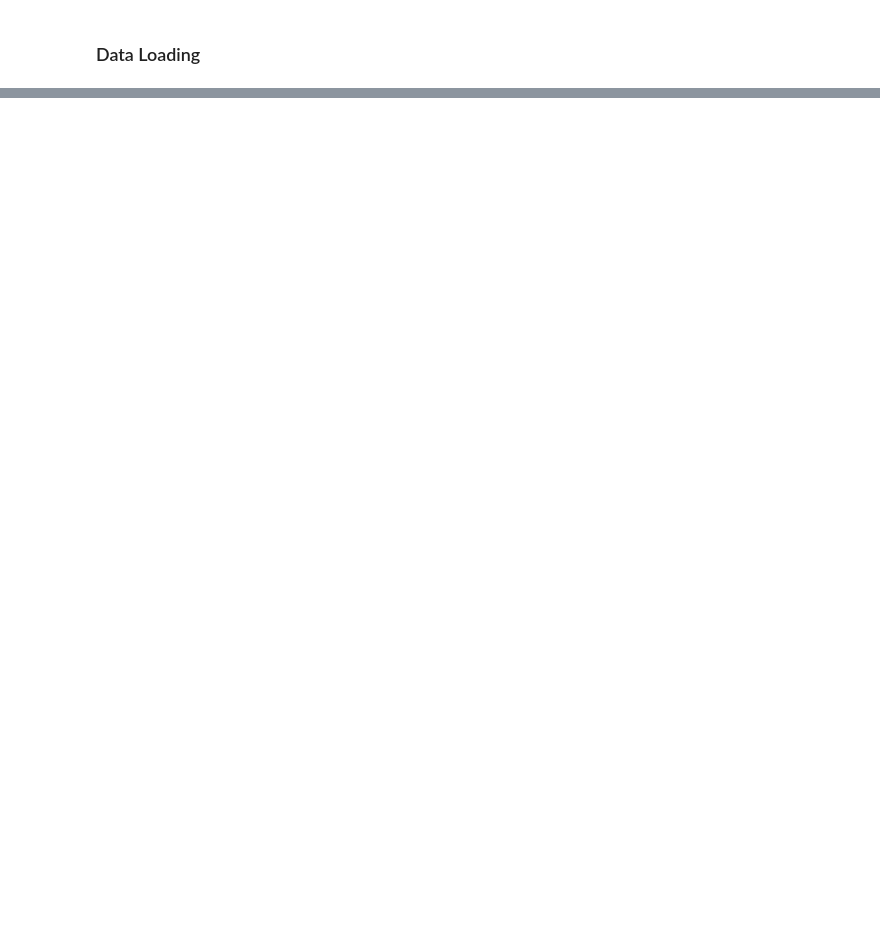
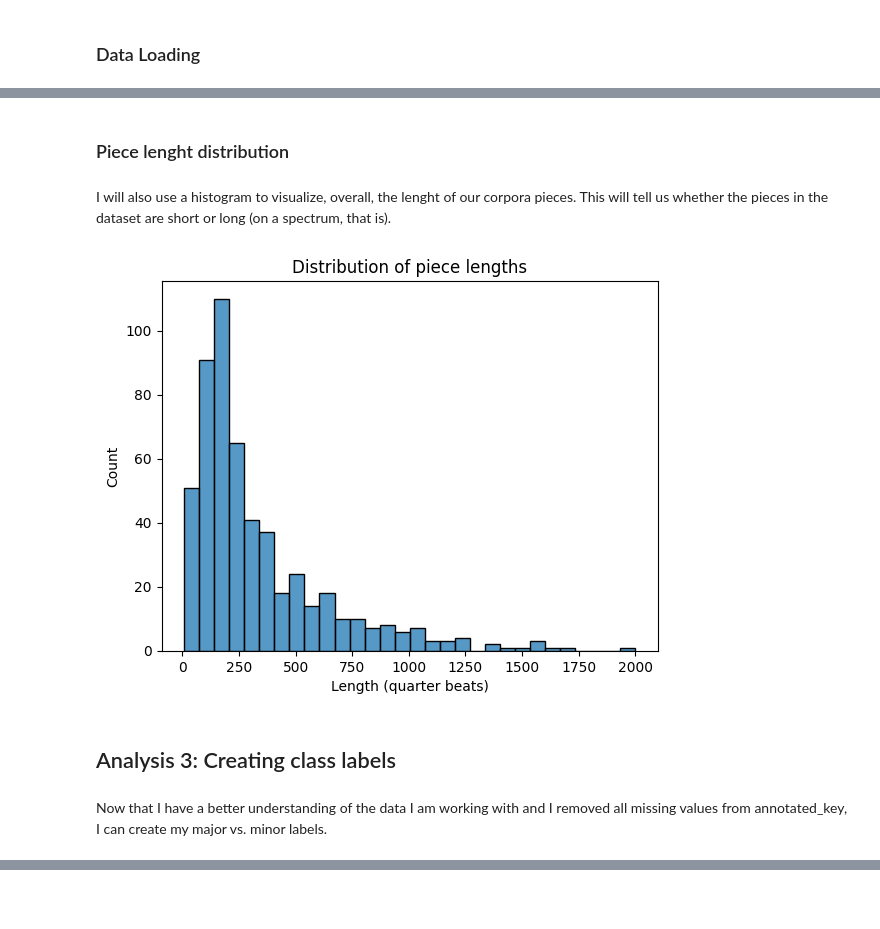
Before and after one commit to ele-spano22/master-thesis, a Jupyter notebook: notebooks/EDA.ipynb, the cells around one changed output, grey strips where cells are left out. Drawn from its saved outputs; the diff is of its cells as text; code cells hidden in the pictures; blank space fills up the shorter version.

```diff
--- a/notebooks/EDA.ipynb
+++ b/notebooks/EDA.ipynb
@@ -57,0 +98,6 @@ Make sure to add some explanation of what you are doing in your code. This will
+# %%
+for corpus, cols in columns_by_corpus.items():
+
+    for c in cols:
+        if "key" in c.lower():
+            print(corpus, "→", c)
@@ -57,0 +355,15 @@ Make sure to add some explanation of what you are doing in your code. This will
+# %% [markdown]
+### Piece lenght distribution
+# %% [markdown]
+I will also use a histogram to visualize, overall, the lenght of our corpora pieces. This will tell us whether the pieces in the dataset are short or long (on a spectrum, that is).
+# %%
+sns.histplot(metadata["length_qb"], bins=30)
+plt.title("Distribution of piece lengths")
+plt.xlabel("Length (quarter beats)")
+plt.show()
+# %% [output]
+[figure, added]
+# %% [markdown]
+## Analysis 3: Creating class labels
+# %% [markdown]
+Now that I have a better understanding of the data I am working with and I removed all missing values from annotated_key, I can create my major vs. minor labels.
```
Also changed, not shown: parts of 109 cells of this notebook.
